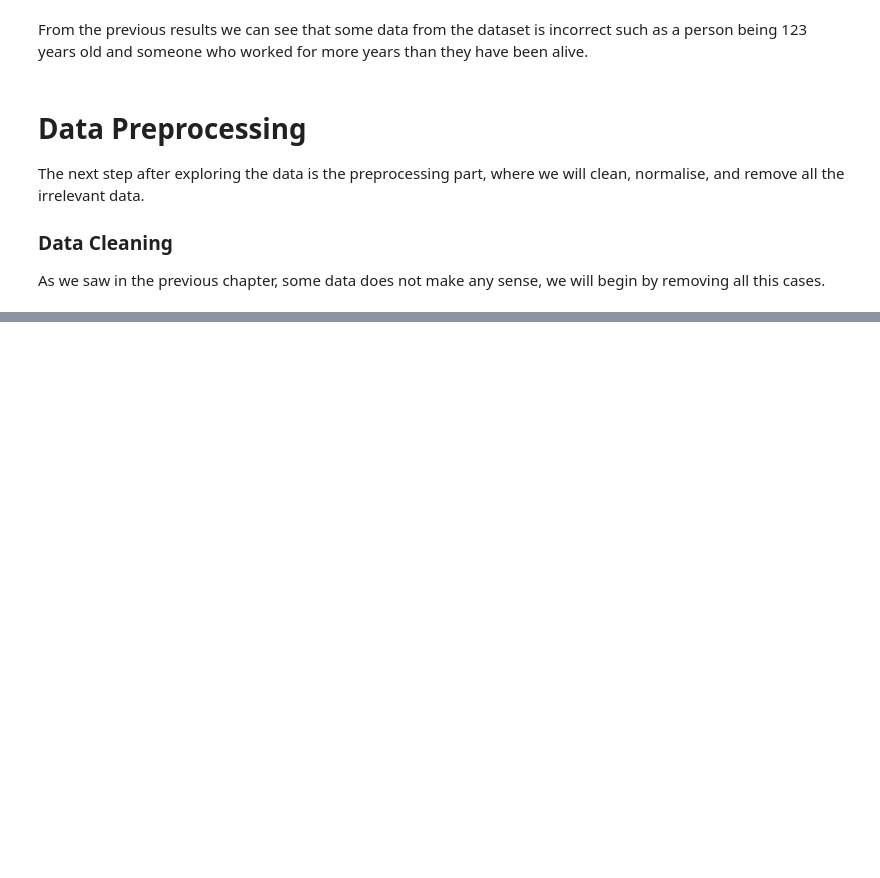
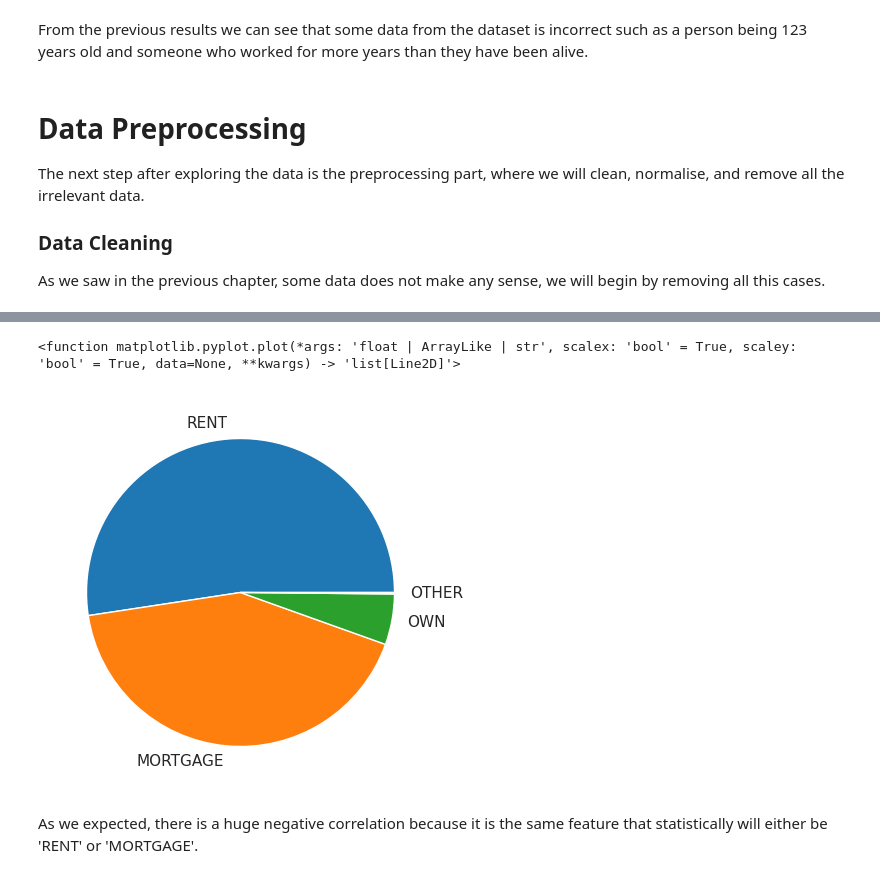
Before and after one commit to subiranet/ML_handouts, a Jupyter notebook: P2/Support Vector Machine.ipynb, the cells around one changed output, grey strips where cells are left out. Cells and saved outputs as stored; diff of their text form; code cells hidden in the pictures; blank space fills up the shorter version.

```diff
--- a/P2/Support Vector Machine.ipynb
+++ b/P2/Support Vector Machine.ipynb
@@ -234,0 +259,9 @@ From the previous correlation results, we can see that there is a high correlati
+# %%
+s = train_set['person_home_ownership'].value_counts()
+plt.pie(s, labels=s.index)
+plt.plot
+# %% [output]
+<function matplotlib.pyplot.plot(*args: 'float | ArrayLike | str', scalex: 'bool' = True, scaley: 'bool' = True, data=None, **kwargs) -> 'list[Line2D]'>
+[figure, added]
+# %% [markdown]
+As we expected, there is a huge negative correlation because it is the same feature that statistically will either be 'RENT' or 'MORTGAGE'.
```
Also changed, not shown: parts of 14 cells of this notebook.
